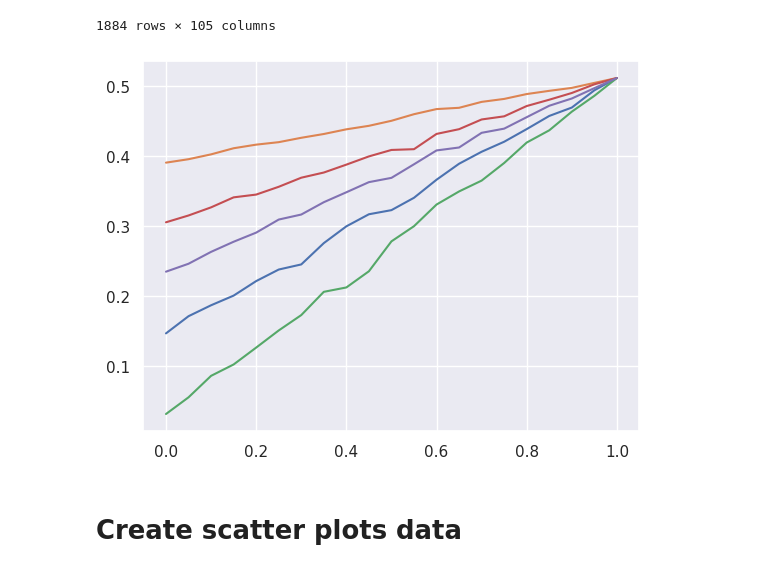
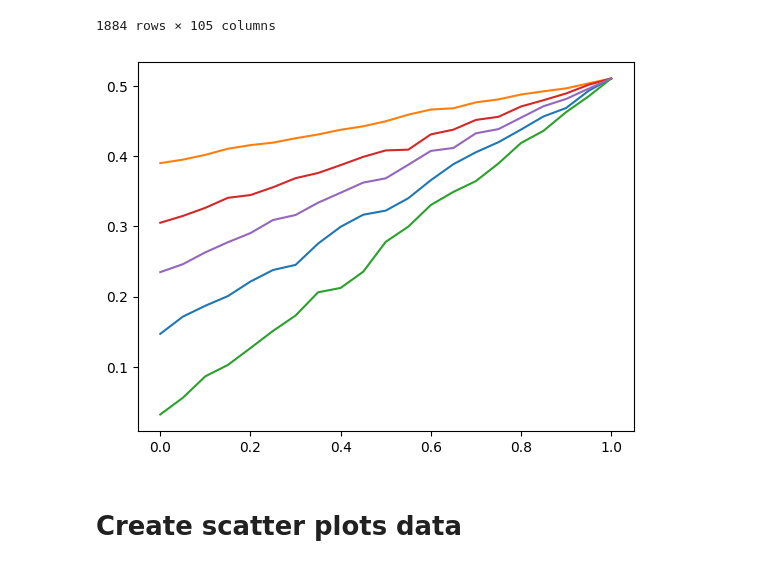
Before and after one commit to boniolp/MSAD, a Jupyter notebook: experiments/accuracy_analysis/Accuracy_vs_detection_new.ipynb, the cells around one changed output. Drawn from its saved outputs; the diff is of its cells as text; code cells hidden in the pictures.

```diff
--- a/experiments/accuracy_analysis/Accuracy_vs_detection_new.ipynb
+++ b/experiments/accuracy_analysis/Accuracy_vs_detection_new.ipynb
@@ -196,34 +197,33 @@ oracles
 # %%
 def oracle_to_plot(oracles, oracle_type, probs, style='--'):
     # Transform to probabilities
     real_probs = [x/100 for x in probs]
 
     # Select current oracle type
     curr_oracles = oracles.filter(regex=oracle_type.upper())
 
     # Create values for plot
     sorted_vals = np.array([[x, y] for x, y in sorted(zip(real_probs, curr_oracles.mean(numeric_only=True).values))])
     sorted_vals_df = pd.DataFrame(sorted_vals, columns=['probs', oracle_type.upper()])
     sorted_vals_df = sorted_vals_df.set_index('probs')
 
     return sorted_vals_df
 
 # Turn Oracle data to Acc - VUS_PR plot data
 oracle_plots = None
 for oracle_type in oracle_types:
     res = oracle_to_plot(oracles=oracles, oracle_type=oracle_type, probs=probs)
     if oracle_plots is None:
         oracle_plots = res
     else:
         oracle_plots = pd.concat([oracle_plots, res], axis=1)
 
 # Create example plot
-sns.set()
 for oracle_type in oracle_types:
     plt.plot(oracle_plots[oracle_type.upper()])
 plt.show()
 # %% [output]
-[figure, old version]
+[figure, new version]
 # %% [markdown]
 # Create scatter plots data
 # %%
```
Also changed, not shown: parts of 5 cells of this notebook, 4 other files.
